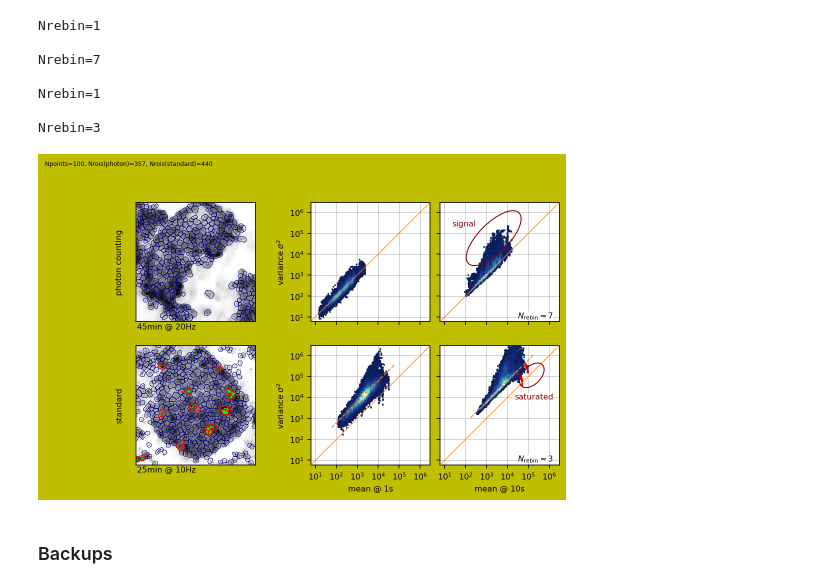
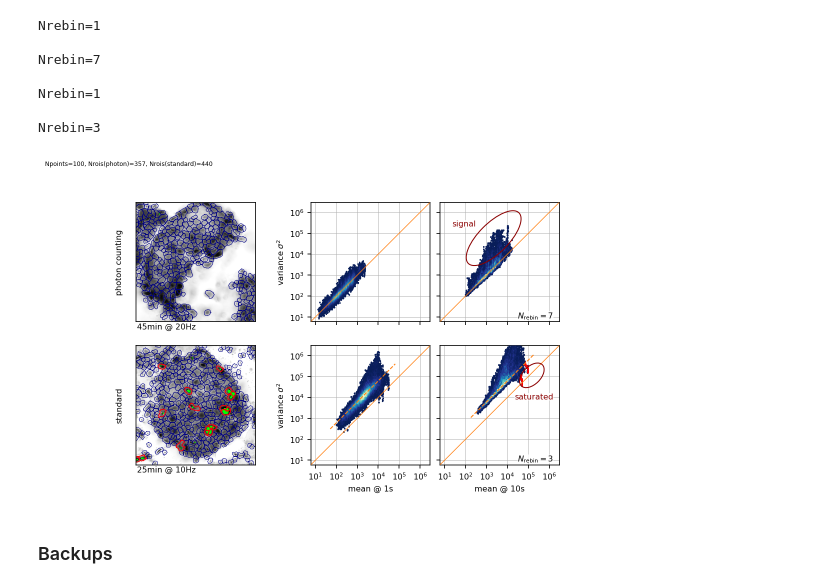
Before and after one commit to szarma/Physio_Ca, a Jupyter notebook: docs/var_vs_mean.ipynb, the cells around one changed output. Saved outputs shown, nothing was run; the diff lists cells and outputs as text; code cells hidden in the pictures.

```diff
--- a/docs/var_vs_mean.ipynb
+++ b/docs/var_vs_mean.ipynb
@@ -132,7 +130,6 @@ axs[0,2].set_xticklabels([])
 axs[0,2].set_yticklabels([])
 axs[1,2].set_yticklabels([])
 axs[0,1].set_xticklabels([])
-fig.set_facecolor("y")
 axs[0,1].set_ylabel(r"variance $\sigma^2$")
 axs[1,1].set_ylabel(r"variance $\sigma^2$")
 axs[1,1].set_xlabel(r"mean @ 1s")
@@ -152,34 +149,34 @@ ax.text(.1,.8,"signal",
         fontdict=dict(color="darkred"),
         zorder=4,
         bbox=bbox
        )
 
 
 ax = axs[1,2]
 ellipse = patches.Ellipse([.77,.75], .25, .15, angle=45, transform=ax.transAxes, fill=False, edgecolor="darkred",zorder=20)
 ax.add_patch(ellipse)
 ax.text(.95,.55,"saturated",
         transform=ax.transAxes,
         fontdict=dict(color="darkred"),
         bbox={"alpha":.8,"facecolor":"w","edgecolor":"none","pad":0},
         zorder=10,
         ha='right',
        )
 txt = f"Npoints={Npoints}"
 for k in regions:
     txt += f", Nrois({k.split()[0]})=%i"%regions[k].df.shape[0]
 fig.text(0,1,txt,va="top", fontsize=6)
 fig.savefig("figures/mean_vs_var_tmp.pdf")
 fig.savefig("figures/mean_vs_var_tmp.png",dpi=300)
 # %% [output]
 Nrebin=1
 
 Nrebin=7
 
 Nrebin=1
 
 Nrebin=3
-[figure, old version]
+[figure, new version]
 # %% [markdown]
 ### Backups
 # %%
```
Also changed, not shown: parts of 13 cells of this notebook, 2 other files.
